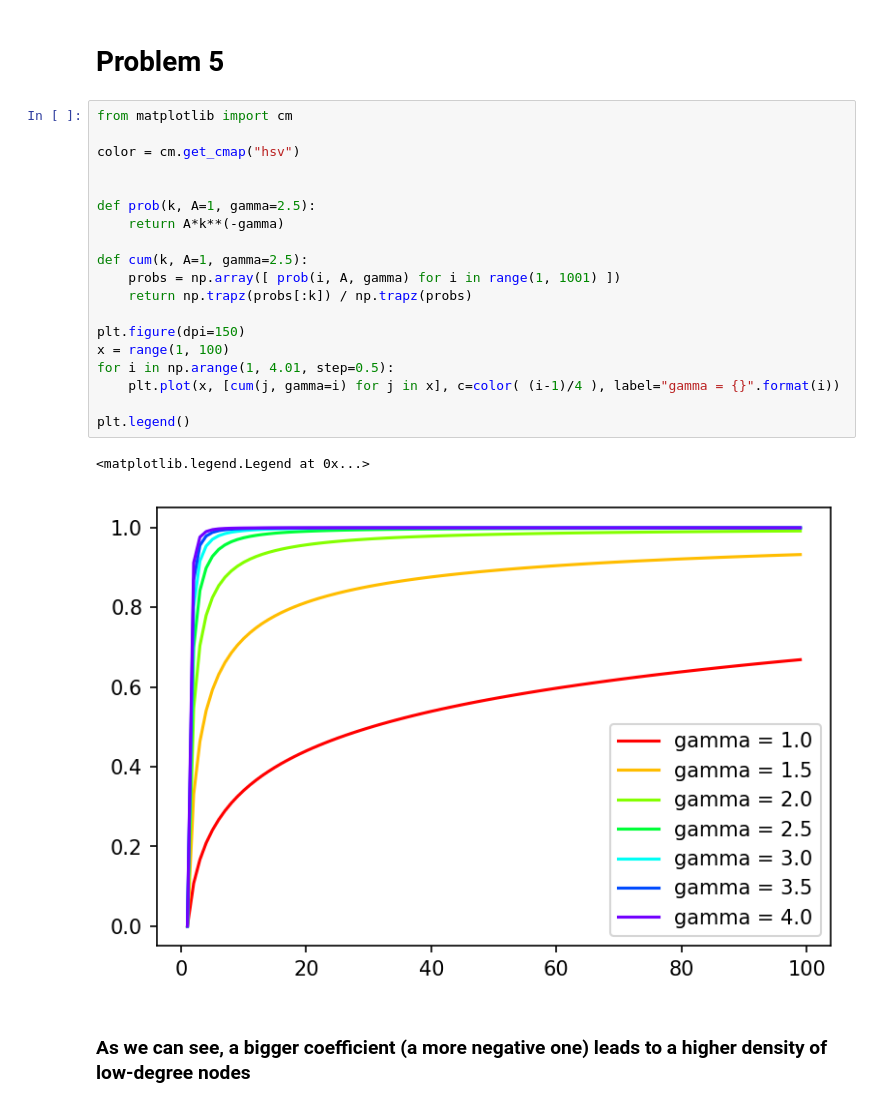
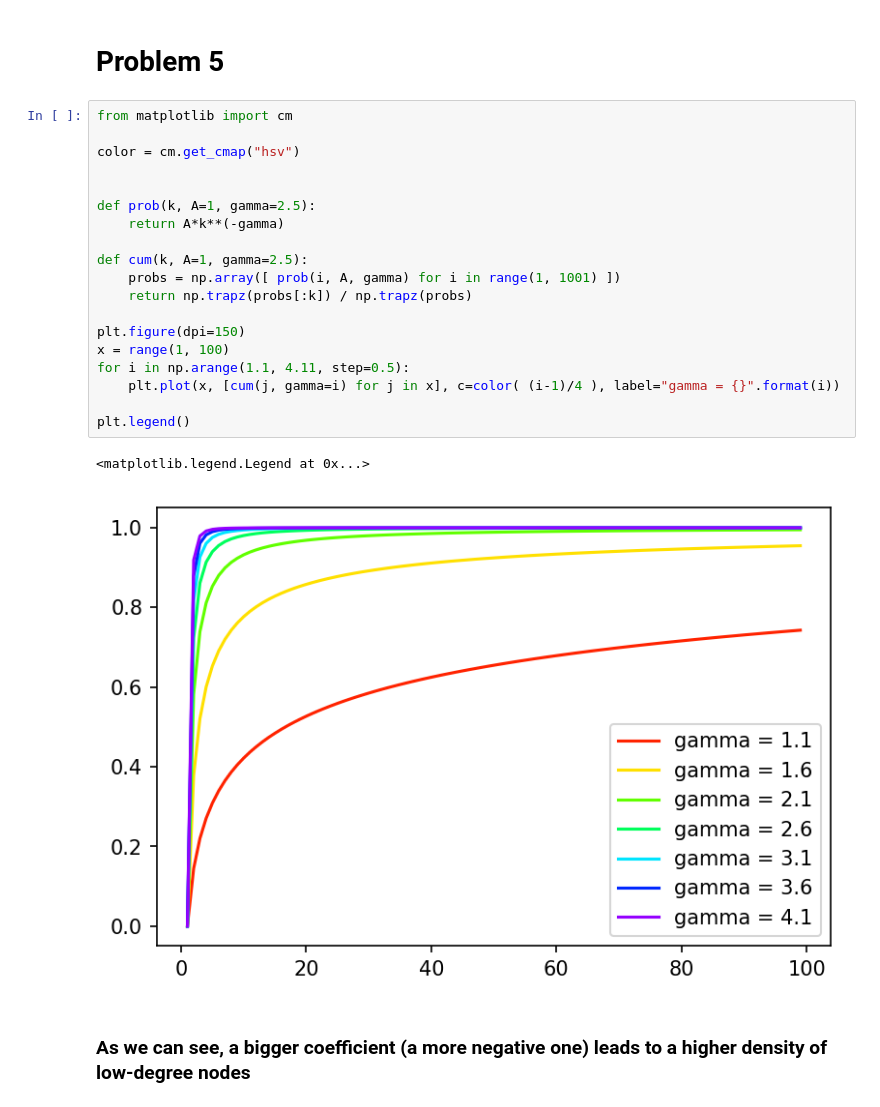
Before and after one commit to matheushjs/sandbox, a Jupyter notebook: complex_nets/lista1.ipynb, the cells around one changed output. Saved outputs shown, nothing was run; the diff lists cells and outputs as text.

```diff
--- a/complex_nets/lista1.ipynb
+++ b/complex_nets/lista1.ipynb
@@ -442,24 +443,24 @@ plt.hist(D.A1, bins=8)
 # %%
 from matplotlib import cm
 
 color = cm.get_cmap("hsv")
 
 
 def prob(k, A=1, gamma=2.5):
     return A*k**(-gamma)
 
 def cum(k, A=1, gamma=2.5):
     probs = np.array([ prob(i, A, gamma) for i in range(1, 1001) ])
     return np.trapz(probs[:k]) / np.trapz(probs)
 
 plt.figure(dpi=150)
 x = range(1, 100)
-for i in np.arange(1, 4.01, step=0.5):
+for i in np.arange(1.1, 4.11, step=0.5):
     plt.plot(x, [cum(j, gamma=i) for j in x], c=color( (i-1)/4 ), label="gamma = {}".format(i))
 
 plt.legend()
 # %% [output]
 <matplotlib.legend.Legend at 0x...>
-[figure, old version]
+[figure, new version]
 # %% [markdown]
 ### As we can see, a bigger coefficient (a more negative one) leads to a higher density of low-degree nodes
```
Also changed, not shown: parts of 4 cells of this notebook.
